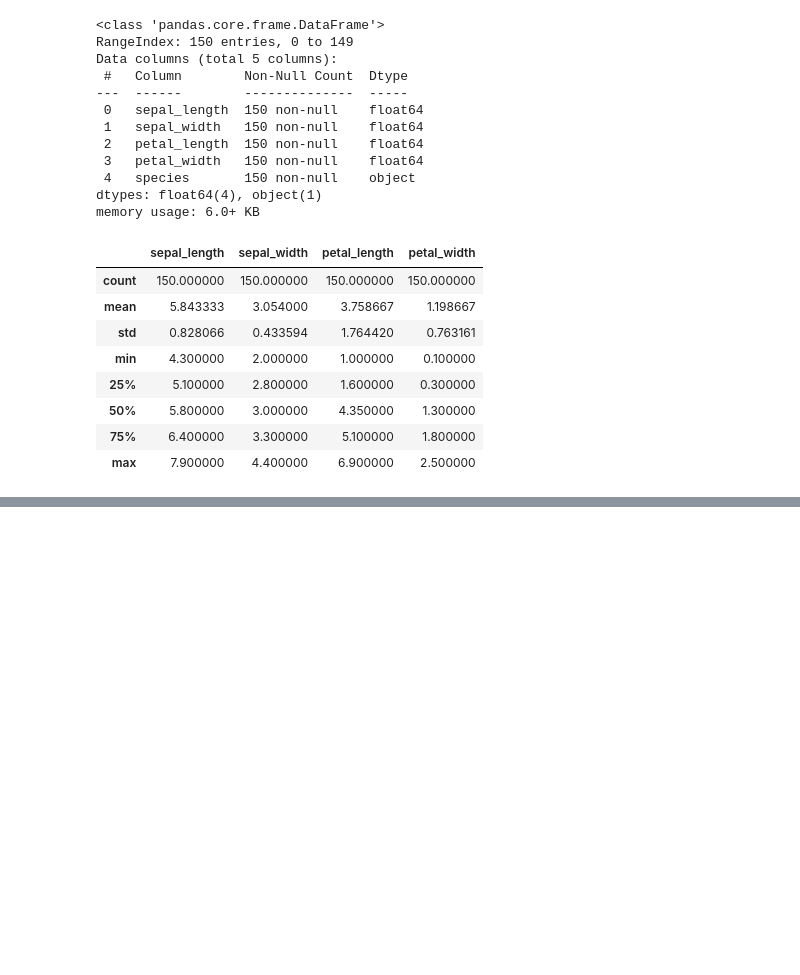
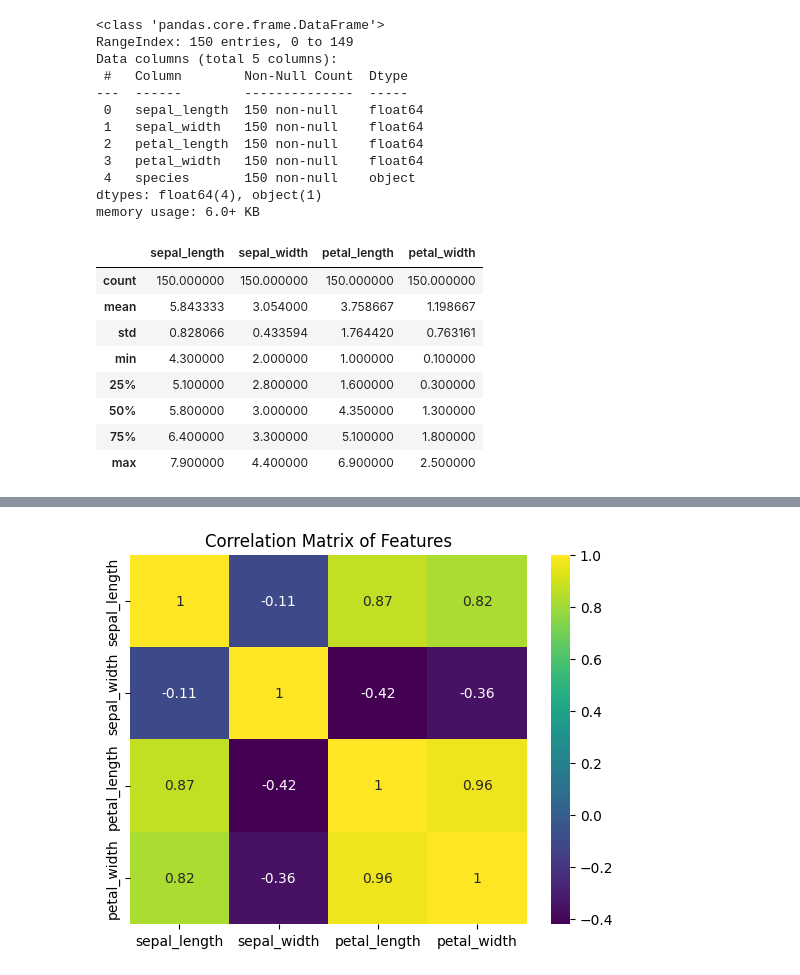
Before and after one commit to AbdullahbinTahir42/DHC-564, a Jupyter notebook: task1/Exploration.ipynb, the cells around one changed output, grey strips where cells are left out. Drawn from its saved outputs; the diff is of its cells as text; code cells hidden in the pictures; blank space fills up the shorter version.

```diff
--- a/task1/Exploration.ipynb
+++ b/task1/Exploration.ipynb
@@ -54,0 +78,9 @@ df.describe()
+# %%
+# Create a heatmap to see the correlation between numerical features
+# First, select only the numeric columns
+numeric_df = df.select_dtypes(include='number')
+sns.heatmap(numeric_df.corr(), annot=True, cmap='viridis')
+plt.title('Correlation Matrix of Features')
+plt.show()
+# %% [output]
+[figure, added]
```
Also changed, not shown: parts of 7 cells of this notebook.
